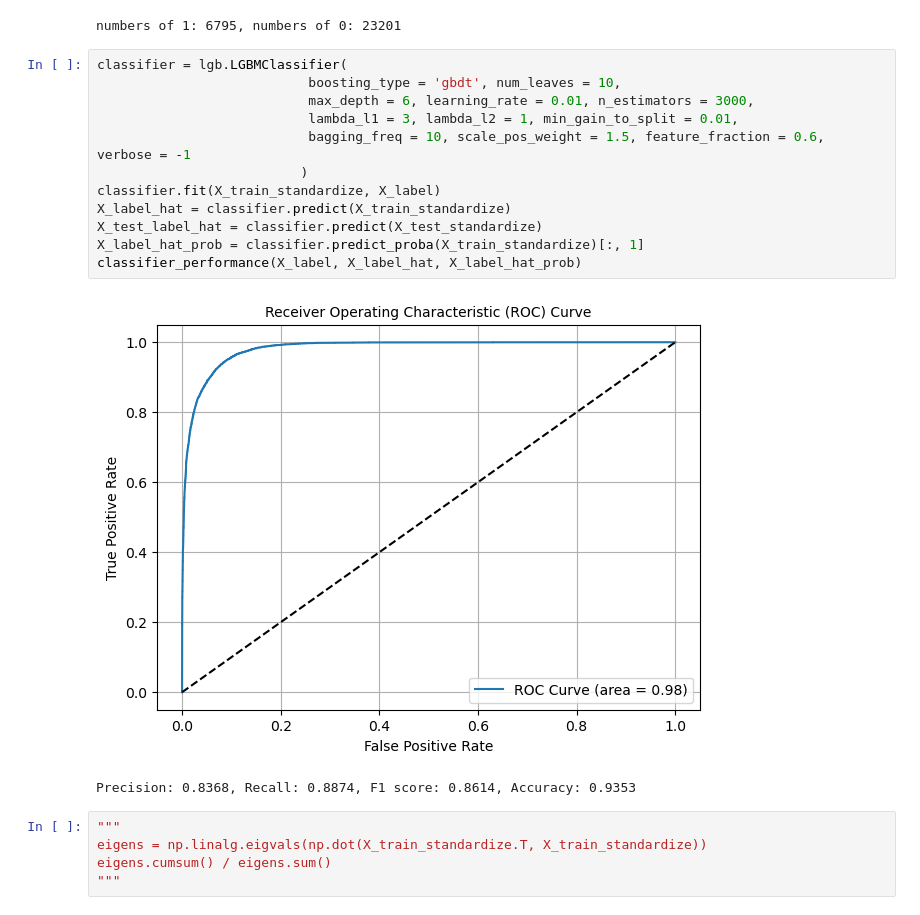
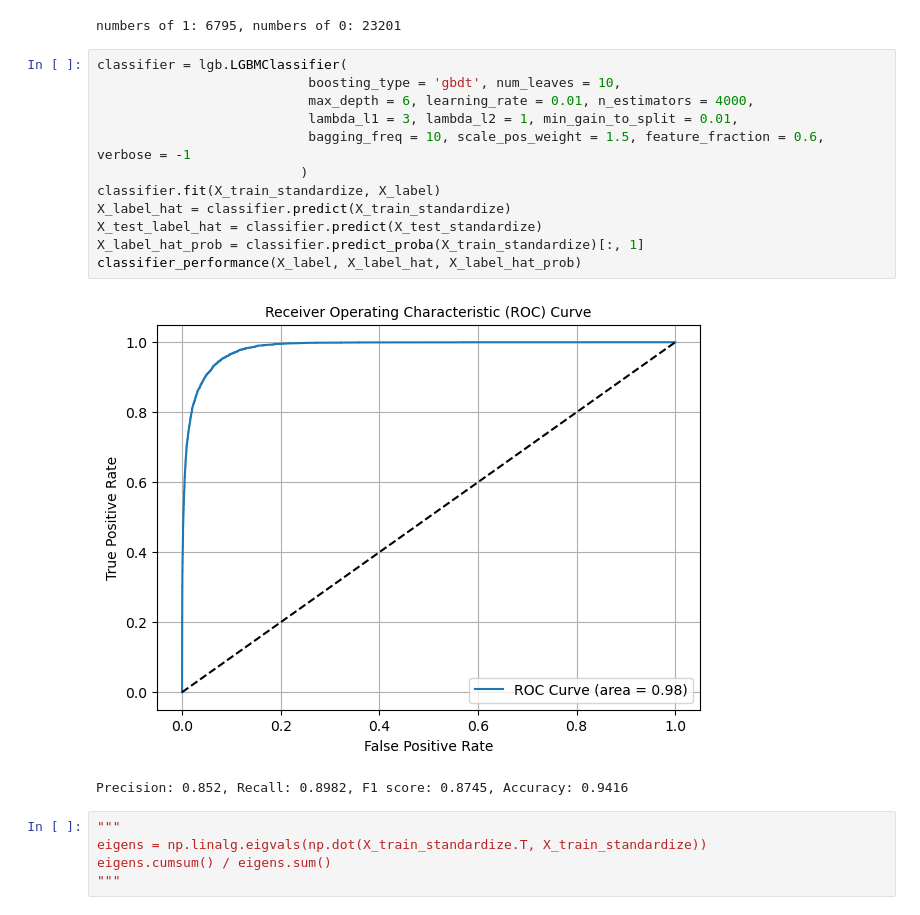
Before and after one commit to TiWenChen/Data-Mining-Project-1, a Jupyter notebook: House Pricing Prediction 2 Stage.ipynb, the cells around one changed output. Saved outputs shown, nothing was run; the diff lists cells and outputs as text.

```diff
--- a/House Pricing Prediction 2 Stage.ipynb
+++ b/House Pricing Prediction 2 Stage.ipynb
@@ -382,18 +377,18 @@ numbers of 1: 6795, numbers of 0: 23201
 # %%
 classifier = lgb.LGBMClassifier(
                            boosting_type = 'gbdt', num_leaves = 10,
-                           max_depth = 6, learning_rate = 0.01, n_estimators = 3000,
+                           max_depth = 6, learning_rate = 0.01, n_estimators = 4000,
                            lambda_l1 = 3, lambda_l2 = 1, min_gain_to_split = 0.01,
                            bagging_freq = 10, scale_pos_weight = 1.5, feature_fraction = 0.6, verbose = -1
                           )
 classifier.fit(X_train_standardize, X_label)
 X_label_hat = classifier.predict(X_train_standardize)
 X_test_label_hat = classifier.predict(X_test_standardize)
 X_label_hat_prob = classifier.predict_proba(X_train_standardize)[:, 1]
 classifier_performance(X_label, X_label_hat, X_label_hat_prob)
 # %% [output]
-[figure, old version]
+[figure, new version]
-Precision: 0.8368, Recall: 0.8874, F1 score: 0.8614, Accuracy: 0.9353
+Precision: 0.852, Recall: 0.8982, F1 score: 0.8745, Accuracy: 0.9416
 # %%
 """
 eigens = np.linalg.eigvals(np.dot(X_train_standardize.T, X_train_standardize))
```
Also changed, not shown: parts of 17 cells of this notebook.
